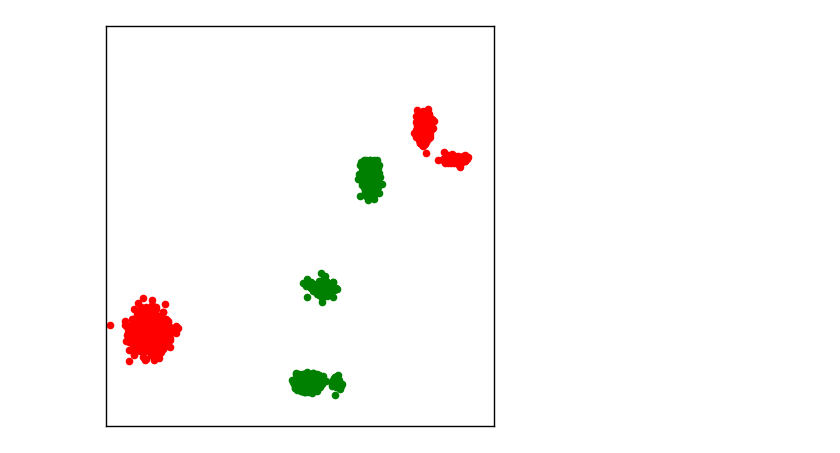
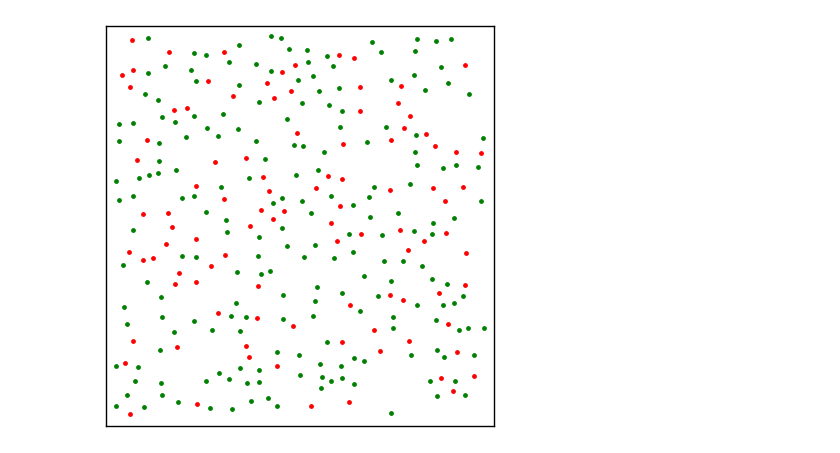
Before and after one commit to dbhaskar92/Coculture-ABM-Model, a Jupyter notebook: Generate Synthetic Data.ipynb, the cells around one changed output. Cells and saved outputs as stored; diff of their text form; code cells hidden in the pictures.

```diff
--- a/Generate Synthetic Data.ipynb
+++ b/Generate Synthetic Data.ipynb
@@ -325,5 +372,5 @@ plot_syn_data(cellpos, celltypes);
 # %%
-(cell_pos, cell_types) = generate_complete_sorting(1000, 2500, 3, 4, 42)
+(cell_pos, cell_types) = generate_isolated_cells(100, 200, 89)
 plot_syn_data(cell_pos, cell_types);
 # %% [output]
-[figure, old version]
+[figure, new version]
```
Also changed, not shown: parts of 11 cells of this notebook, 4 other files.
